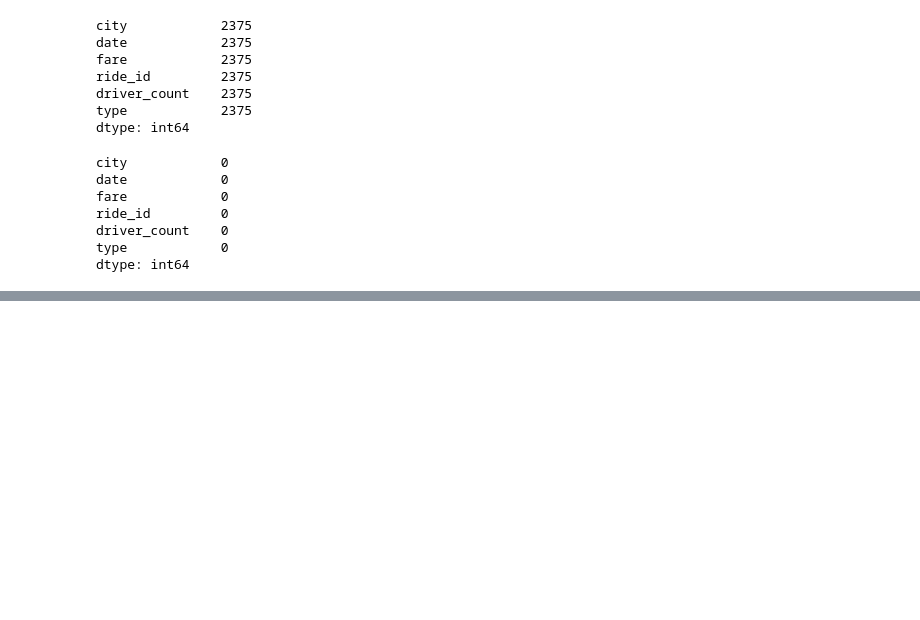
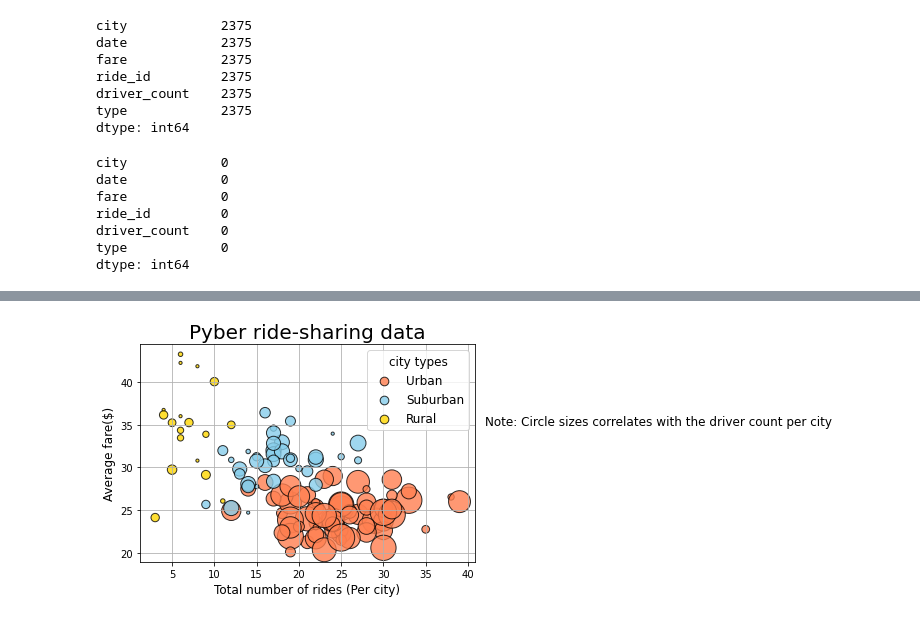
Before and after one commit to sandeepdpowar/PyBer_Analysis, a Jupyter notebook: PyBer.ipynb, the cells around one changed output, grey strips where cells are left out. Cells and saved outputs as stored; diff of their text form; code cells hidden in the pictures; blank space fills up the shorter version.

```diff
--- a/PyBer.ipynb
+++ b/PyBer.ipynb
@@ -133,0 +371,23 @@ dtype: int64
+# %%
+# Add the scatter charts for each type of city.
+plt.scatter(urban_ride_count, urban_avg_fare, s=10*urban_avg_drivers, color="coral", edgecolor = "Black", linewidths = 1, alpha=0.8, label="Urban")
+
+
+plt.scatter(suburban_ride_count, suburbun_avg_fare, s=10*suburban_avg_drivers, color="skyblue", edgecolor="Black", linewidths=1, alpha=0.8, label="Suburban")
+
+
+plt.scatter(rural_ride_count, rural_avg_fare, s=10*rural_avg_drivers, color="gold", linewidths=1, alpha=0.8, edgecolor="Black", label="Rural")
+
+plt.xlabel("Total number of rides (Per city)", fontsize=12)
+plt.ylabel("Average fare($)", fontsize=12)
+plt.title("Pyber ride-sharing data", fontsize=20)
+plt.grid(True)
+lgnd = plt.legend(fontsize="12", mode="Expanded", scatterpoints=1, loc="best", title="city types")
+lgnd.legendHandles[0]._sizes = [75]
+lgnd.legendHandles[1]._sizes = [75]
+lgnd.legendHandles[2]._sizes = [75]
+lgnd.get_title().set_fontsize(12)
+plt.text(42,35, "Note: Circle sizes correlates with the driver count per city", fontsize="12")
+plt.show()
+# %% [output]
+[figure, added]
```
Also changed, not shown: parts of 15 cells of this notebook.
